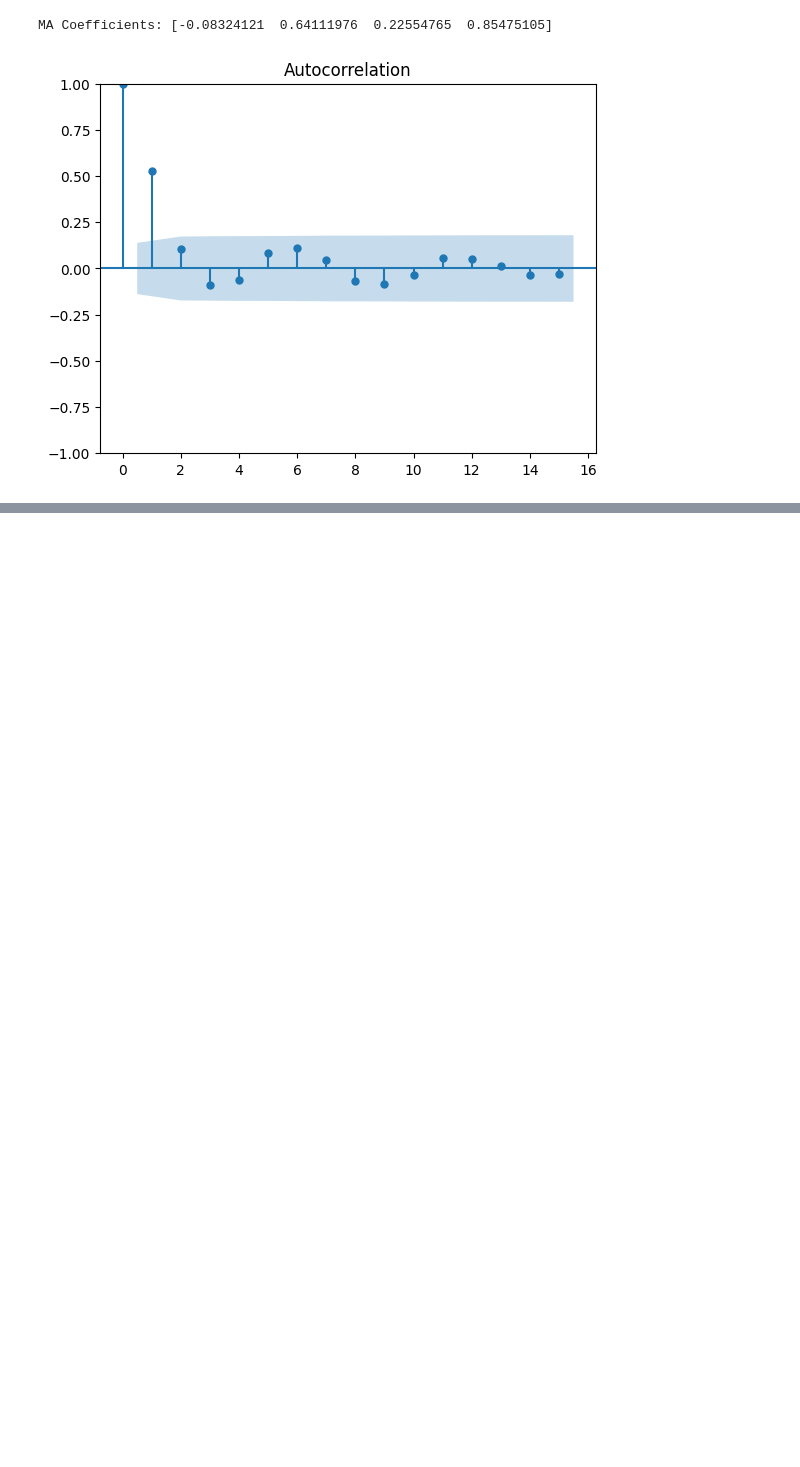
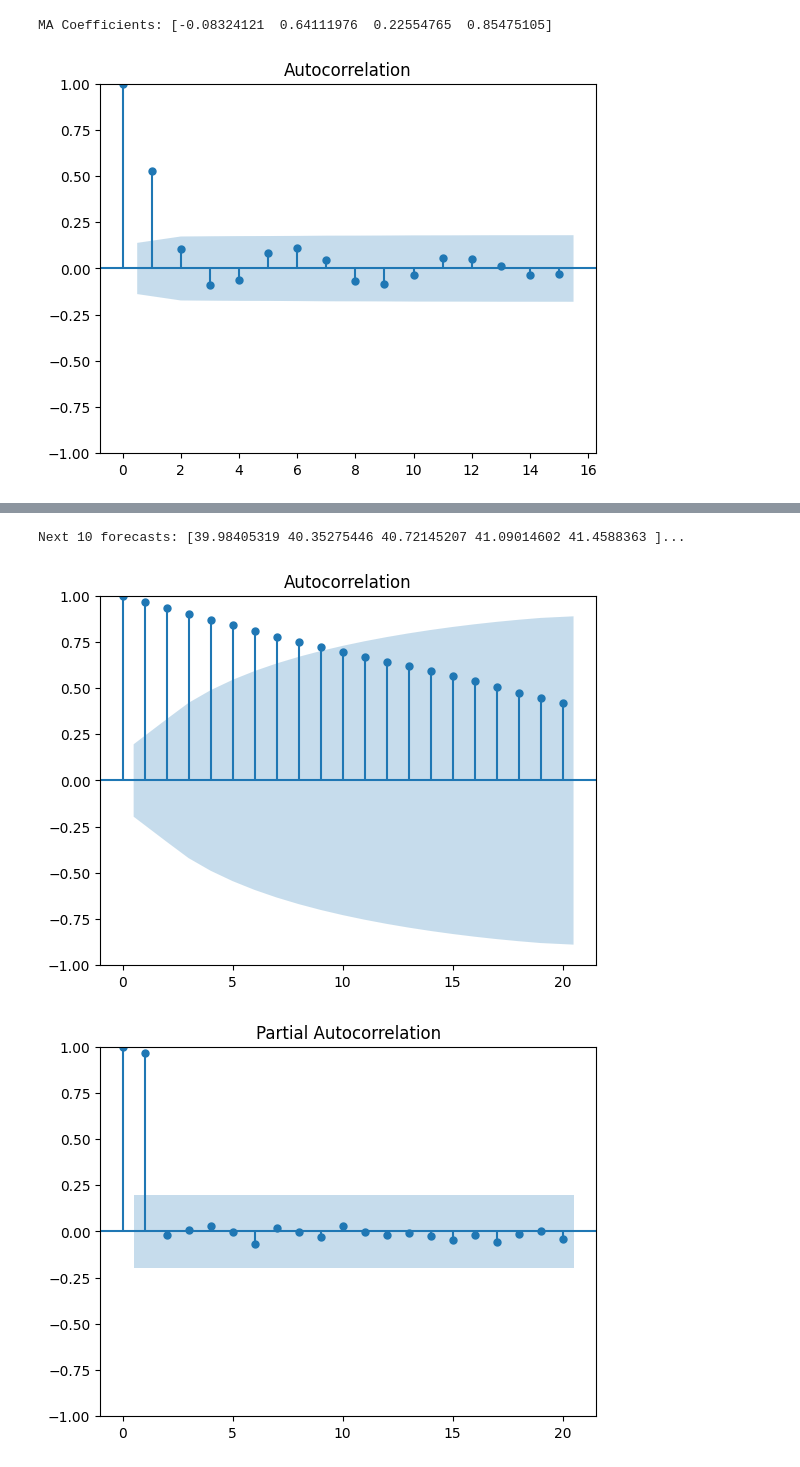
Before and after one commit to daemonX10/Notes, a Jupyter notebook: 01_foundations_mathematics/02_time_series/code.ipynb, the cells around one changed output, grey strips where cells are left out. Drawn from its saved outputs; the diff is of its cells as text; code cells hidden in the pictures; blank space fills up the shorter version.

```diff
--- a/01_foundations_mathematics/02_time_series/code.ipynb
+++ b/01_foundations_mathematics/02_time_series/code.ipynb
@@ -472,0 +506,27 @@ MA Coefficients: [-0.08324121  0.64111976  0.22554765  0.85475105]
+# %%
+
+from statsmodels.tsa.arima.model import ARIMA
+import numpy as np
+
+# Pipeline: Non-stationary data -> Fit ARIMA -> Forecast
+
+np.random.seed(42)
+
+# Create random walk with drift (non-stationary)
+n = 100
+y = np.cumsum(0.5 + np.random.randn(n))  # drift = 0.5
+plot_acf(y, lags=20)  # ACF should show slow decay (non-stationary)
+plot_pacf(y, lags=20)  # PACF should show a spike at lag 1
+
+# Fit ARIMA(1,1,1) - d=1 handles the trend
+model = ARIMA(y, order=(1, 1, 1)).fit()
+
+# Forecast next 10 steps
+forecast = model.forecast(steps=10)
+print(f"Next 10 forecasts: {forecast[:5]}...")
+
+# Output: Forecasts continue the trend learned from differenced data
+# %% [output]
+Next 10 forecasts: [39.98405319 40.35275446 40.72145207 41.09014602 41.4588363 ]...
+[figure, added]
+[figure, added]
```
Also changed, not shown: parts of 6 cells of this notebook, 1 other file.
